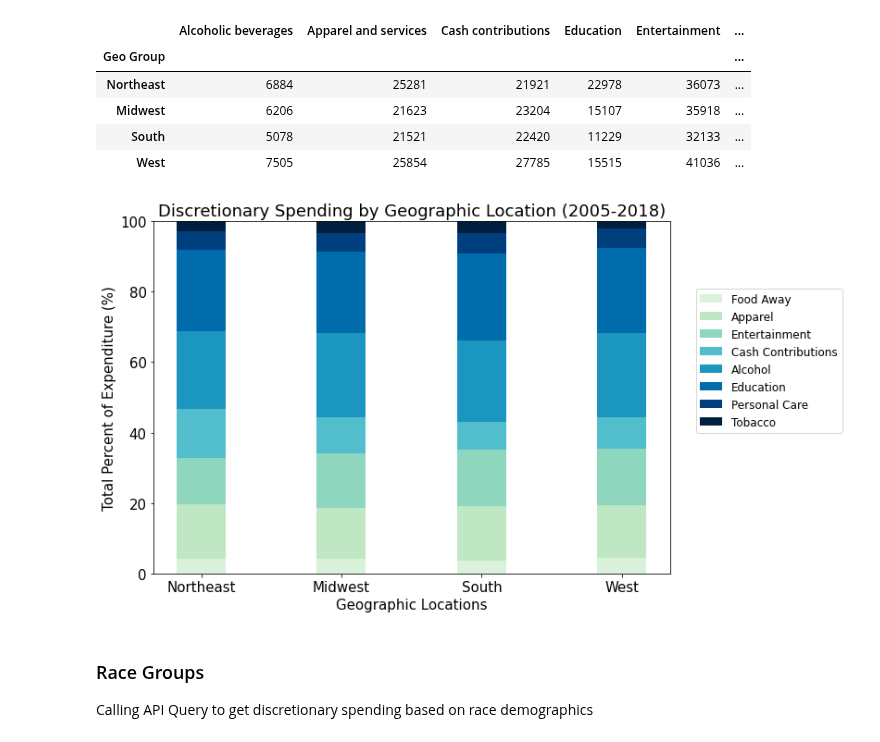
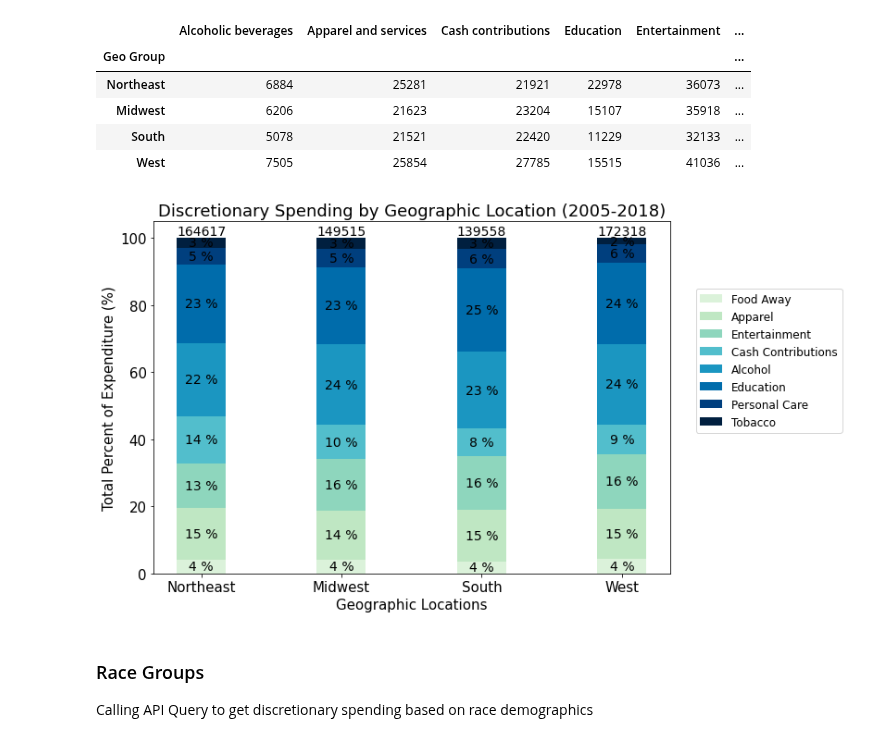
Before and after one commit to joshcoronel/discretionary-spending, a Jupyter notebook: Project_1_main.ipynb, the cells around one changed output. Saved outputs shown, nothing was run; the diff lists cells and outputs as text; code cells hidden in the pictures.

```diff
--- a/Project_1_main.ipynb
+++ b/Project_1_main.ipynb
@@ -53,7 +53,7 @@ discretionary_dict = {
     'CXUALCBEVGLB1101M': 'Alcoholic beverages',
     'CXUEDUCATNLB1101M': 'Education',
     'CXUPERSCARELB1101M': 'Personal care products and services',
-    'CXUTOBACCOLB1101M': 'Tobacco products and smoking supplies'
+    'CXUTOBACCOLB1101M': 'Tobacco products and supplies'
 }
 
 essential_dict = {
@@ -528,42 +549,84 @@ geo_df
 # %%
 geo_df = geo_df.div(geo_df.sum(axis=1), axis=0) * 100
 
 # Use iloc to grab the data from each of the columns, then label that data
 
 food_away = geo_df.iloc[:,0]
 apparel = geo_df.iloc[:,1]
 entertainment = geo_df.iloc[:,2]
 cash_contributions = geo_df.iloc[:,3]
 alcohol_bev = geo_df.iloc[:,4]
 education = geo_df.iloc[:,5]
 personal_care = geo_df.iloc[:,6]
 tobacco = geo_df.iloc[:,7]
 
 # Height needs to match what you're graphing, and last bottom matches the previous line's height
 plt.figure(figsize= (10,7))
+ax_geo = plt.axes()
 
-graphfaway = plt.bar(x=geo_name, height=food_away, width=0.35 , label = 'Food Away', color = "#dbf2da")
-graphapparel = plt.bar(x=geo_name, height=apparel, width=0.35, bottom = food_away, label = 'Apparel', color = '#bfe7c3')
-graphentertainment = plt.bar(x=geo_name, height=entertainment, width=0.35, bottom = food_away + apparel , label = 'Entertainment', color = '#8ed6bd')
-graphcashcont = plt.bar(x=geo_name, height=cash_contributions, width=0.35, bottom = food_away + apparel + entertainment , label = 'Cash Contributions', color = '#52becc')
-graphalcohol = plt.bar(x=geo_name, height=alcohol_bev, width=0.35, bottom = food_away + apparel + entertainment + cash_contributions, label = 'Alcohol', color = '#1b96c1')
-grapheducation = plt.bar(x=geo_name, height=education, width=0.35, bottom = food_away + apparel + entertainment + cash_contributions + alcohol_bev, label = 'Education', color = '#006cab')
-graphperscare = plt.bar(x=geo_name, height=personal_care, width=0.35, bottom = food_away + apparel + entertainment + cash_contributions + alcohol_bev + education, label = 'Personal Care', color = '#003f7e')
-graphtobacco = plt.bar(x=geo_name, height=tobacco, width=0.35, bottom = food_away + apparel + entertainment + cash_contributions + alcohol_bev + education + personal_care, label = 'Tobacco', color = '#001F3F' )
+graphfaway = plt.bar(x=geo_name, height=food_away, width=0.35 ,
+                     label = 'Food Away', color = "#dbf2da")
+graphapparel = plt.bar(x=geo_name, height=apparel, width=0.35,
+                       bottom = food_away, label = 'Apparel',
+                       color = '#bfe7c3')
+graphentertainment = plt.bar(x=geo_name, height=entertainment, width=0.35,
+                             bottom = food_away + apparel ,
+                             label = 'Entertainment', color = '#8ed6bd')
+graphcashcont = plt.bar(x=geo_name, height=cash_contributions, width=0.35,
+                        bottom = food_away + apparel + entertainment ,
+                        label = 'Cash Contributions', color = '#52becc')
+graphalcohol = plt.bar(x=geo_name, height=alcohol_bev, width=0.35,
+                       bottom = food_away + apparel + entertainment
+                       + cash_contributions, label = 'Alcohol',
+                       color = '#1b96c1')
+grapheducation = plt.bar(x=geo_name, height=education, width=0.35,
+                         bottom = food_away + apparel + entertainment
+                         + cash_contributions + alcohol_bev,
+                         label = 'Education', color = '#006cab')
+graphperscare = plt.bar(x=geo_name, height=personal_care, width=0.35,
+                        bottom = food_away + apparel + entertainment
+                        + cash_contributions + alcohol_bev + education,
+                        label = 'Personal Care', color = '#003f7e')
+graphtobacco = plt.bar(x=geo_name, height=tobacco, width=0.35,
+                       bottom = food_away + apparel + entertainment +
+                       cash_contributions + alcohol_bev + education +
+                       personal_care, label = 'Tobacco',
+                       color = '#001F3F' )
 
 plt.xlabel('Geographic Locations')
 plt.ylabel('Total Percent of Expenditure (%)')
 
 # Create the ticks
-plt.ylim(0, 100)
+plt.ylim(0, 105)
 plt.title('Discretionary Spending by Geographic Location (2005-2018)')
 plt.legend(fontsize = 12, loc = (1.05, 0.4))
+
+# Annotate the percentages onto the bars
+for p in ax_geo.patches:
+    width, height = p.get_width(), p.get_height()
+    if height > 0:
+        x, y = p.get_xy()
+        ax_geo.text(x+width/2,
+                y+height/2,
+                '{:.0f} %'.format(height),
+                horizontalalignment='center',
+                verticalalignment='center',
+                fontsize = 14)
+
+# Annotate the totals above each stacked bar
+for i in range(len(geo_totals)):
+    total = sum(geo_totals[i])
+    ax_geo.text(i, 102,
+            '{:.0f}'.format(total),
+            horizontalalignment='center',
+            verticalalignment='center',
+            fontsize = 14)
 
 # Save figure
 plt.savefig('Images/spend_by_geo.png',bbox_inches="tight")
 plt.show()
 # %% [output]
-[figure, old version]
+[figure, new version]
 # %% [markdown]
 ### Race Groups
 Calling API Query to get discretionary spending based on race demographics
```
Also changed, not shown: parts of 4 cells of this notebook, 5 other files.
